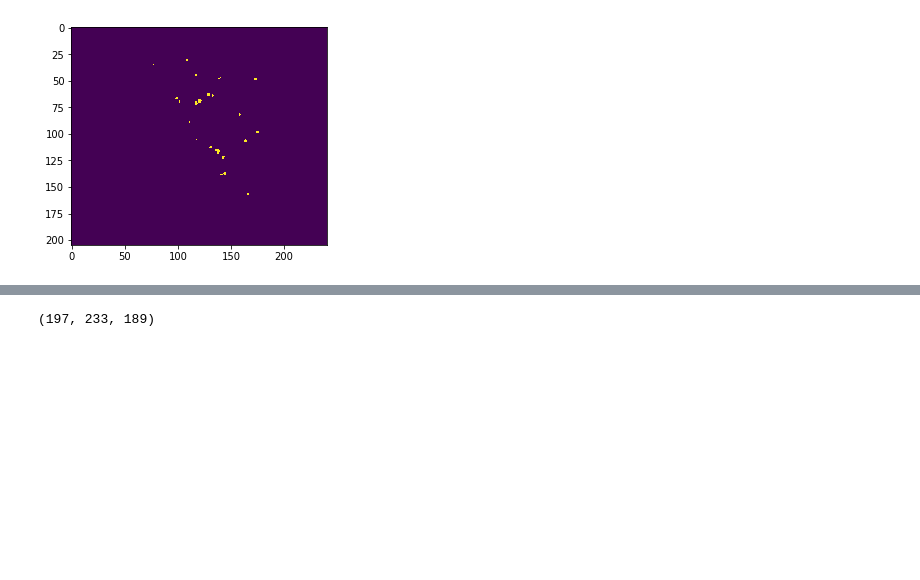
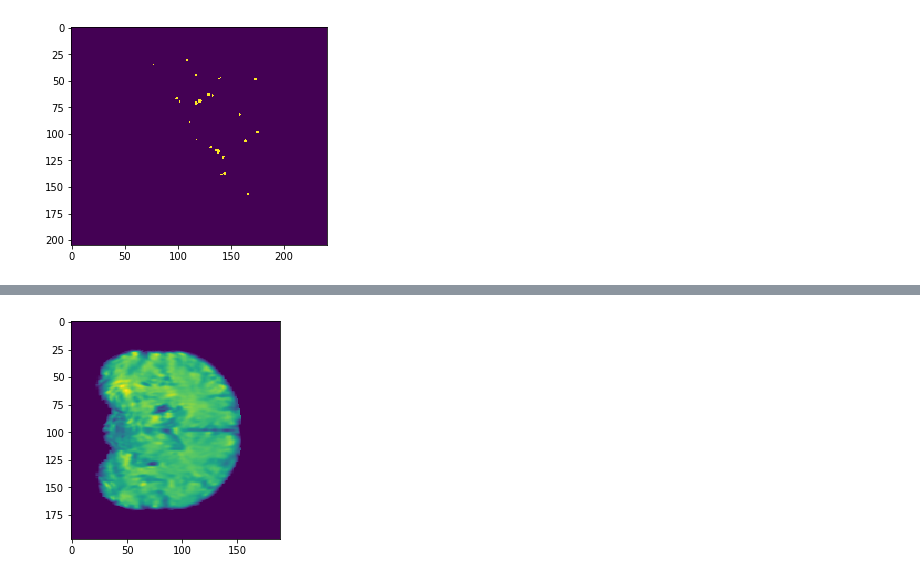
Before and after one commit to ZAKAUDD/pfca, a Jupyter notebook: processing_algorithm.ipynb, the cells around one changed output, grey strips where cells are left out. Saved outputs shown, nothing was run; the diff lists cells and outputs as text; code cells hidden in the pictures; blank space fills up the shorter version.

```diff
--- a/processing_algorithm.ipynb
+++ b/processing_algorithm.ipynb
@@ -139,14 +160,22 @@ p2_corrected = ants.n4_bias_field_correction(p2)
 #Page S102 Organization for Human Brain Mapping 2009 Annual Meeting,
 #DOI: http://dx.doi.org/10.1016/S1053-8119(09)70884-5
 #
-def mni_template_registration(cur_path, patient_image):
-    fixed = ants.image_read(cur_path + '/datasets/mni_t2_template.nii')
-    moving = patient_image
-    fixed.plot(overlay = moving, title = 'Before Registration')
-    mytx = ants.registration(fixed=fixed , moving=moving, type_of_transform='SyN')
-    warped_moving = mytx['warpedmovout']
-    fixed.plot(overlay=warped_moving,
-               title='After Registration')
-    return warped_moving
+def mni_template_registration(cur_path, patient_image, patient_name):
+    import nibabel as nb
+    import ants
+    if not os.path.isfile(cur_path + '/datasets/nifti/'+ patient_name + '_mni_registered.nii'):
+        fixed = ants.image_read(cur_path + '/datasets/mni_t2_template.nii')
+        moving = patient_image
+        fixed.plot(overlay = moving, title = 'Before Registration')
+        mytx = ants.registration(fixed=fixed , moving=moving, type_of_transform='SyN')
+        warped_moving = mytx['warpedmovout']
+        fixed.plot(overlay=warped_moving,
+                   title='After Registration')
+        nib_image = warped_moving.to_nibabel()
+        nb.save(nib_image, cur_path + '/datasets/nifti/'+ patient_name + '_mni_registered.nii')
+        return warped_moving
+    else:
+        warped = ants.image_read(cur_path + '/datasets/nifti/'+ patient_name + '_mni_registered.nii')
+        return warped
 # %%
-p2_mni = mni_template_registration(cur_path, p2)
+p2_mni = mni_template_registration(cur_path, p2, patient)
@@ -254,7 +286,9 @@ fig = go.Figure(data = go.Heatmap(z = ((r[:197,:233]>0.0)*r[:197,:233])))
 fig.update_layout(width = 600, height = 550, autosize = False)
 # %% [output]
 [interactive output not drawn]
-# %%
-p2_arr.shape
-# %% [output]
-(197, 233, 189)
+# %%
+figure()
+imshow(p2_arr[:,120,:])
+show()
+# %% [output]
+[figure, added]
```
Also changed, not shown: parts of 5 cells of this notebook.
